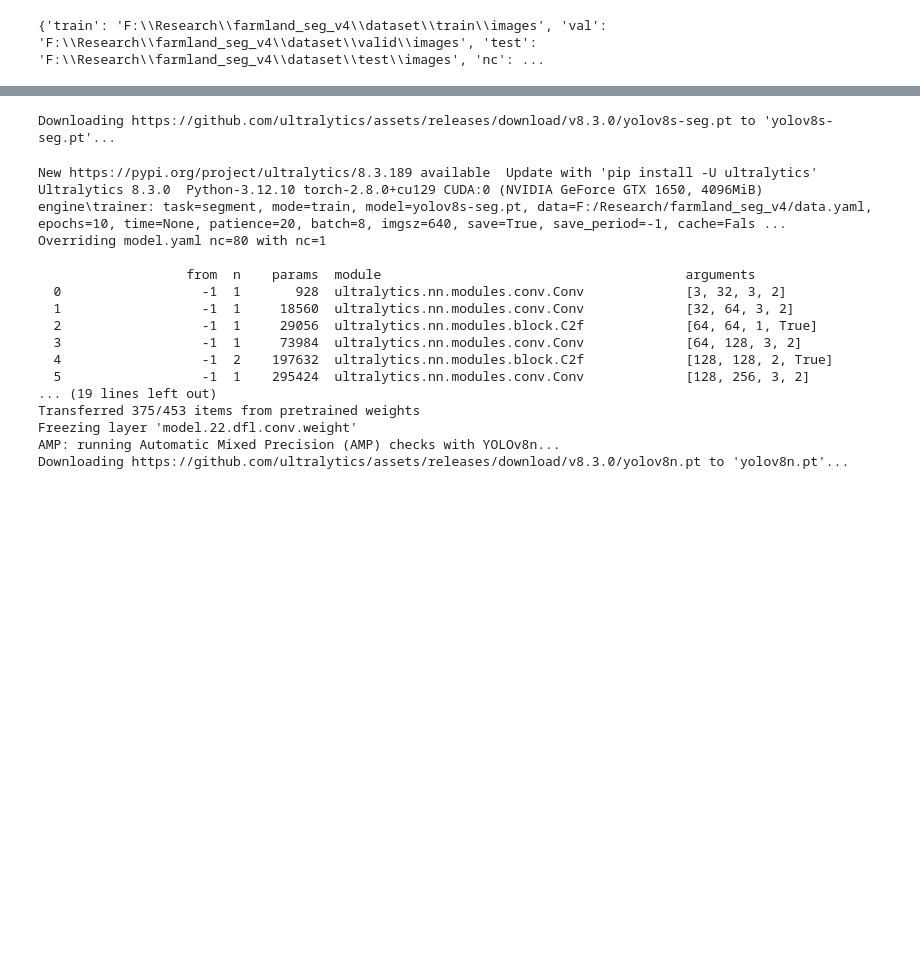
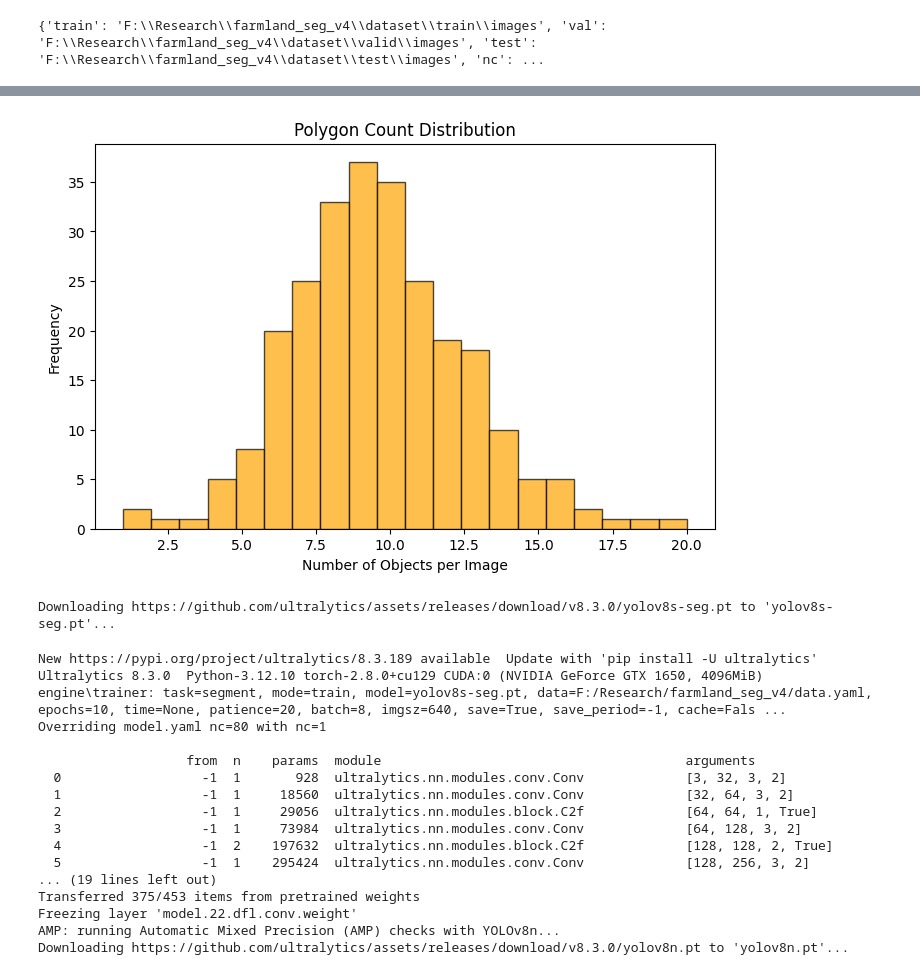
Before and after one commit to murad-02/farmland_seg_v4, a Jupyter notebook: notebooks/train.ipynb, the cells around one changed output, grey strips where cells are left out. Saved outputs shown, nothing was run; the diff lists cells and outputs as text; code cells hidden in the pictures; blank space fills up the shorter version.

Commit message:
added visualization

```diff
--- a/notebooks/train.ipynb
+++ b/notebooks/train.ipynb
@@ -97,3 +97,20 @@ plt.show()
+# %%
+label_dir = "F:/Research/farmland_seg_v4/dataset/train/labels"
+polygon_counts = []
+
+for label_file in os.listdir(label_dir):
+    with open(os.path.join(label_dir, label_file), "r") as f:
+        lines = f.readlines()
+        polygon_counts.append(len(lines))  # one line = one polygon
+
+plt.figure(figsize=(8,5))
+plt.hist(polygon_counts, bins=20, color="orange", edgecolor="black", alpha=0.7)
+plt.xlabel("Number of Objects per Image")
+plt.ylabel("Frequency")
+plt.title("Polygon Count Distribution")
+plt.show()
+# %% [output]
+[figure, added]
 # %%
 from ultralytics import YOLO
 
```
Also changed, not shown: parts of 1 cell of this notebook.
